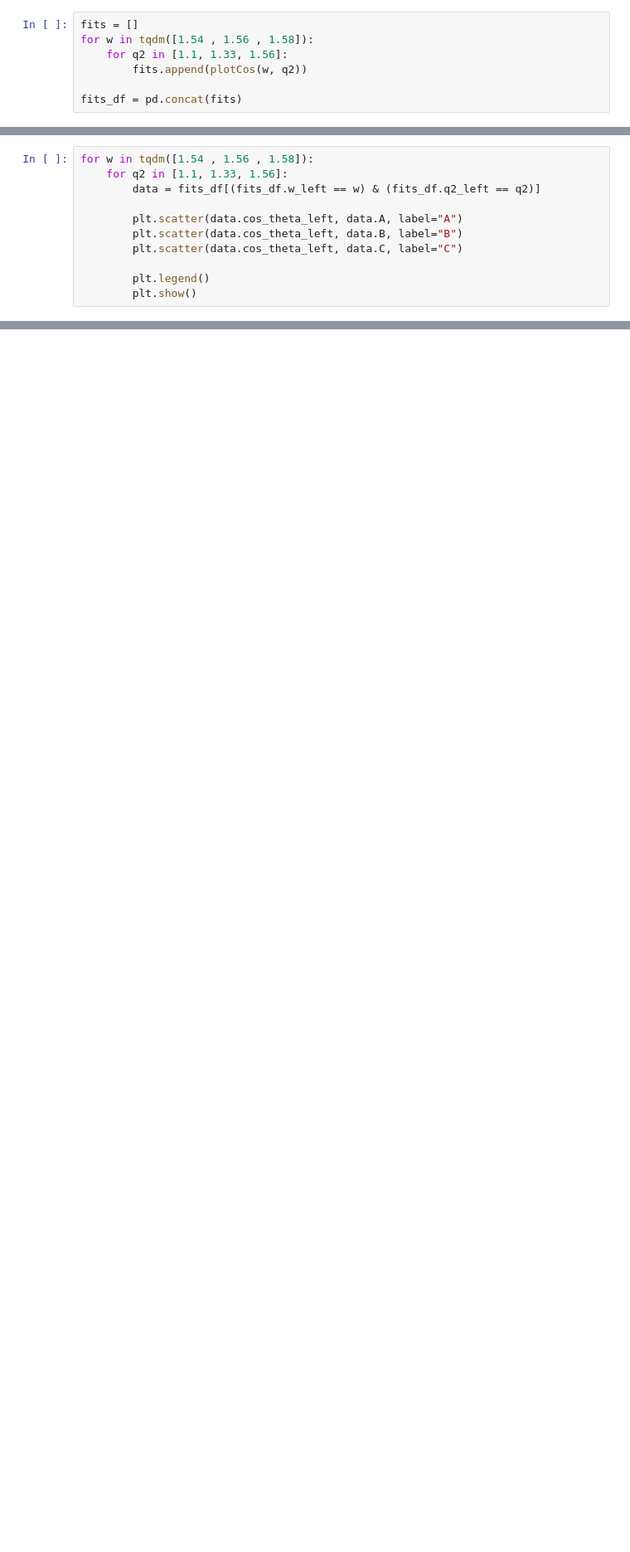
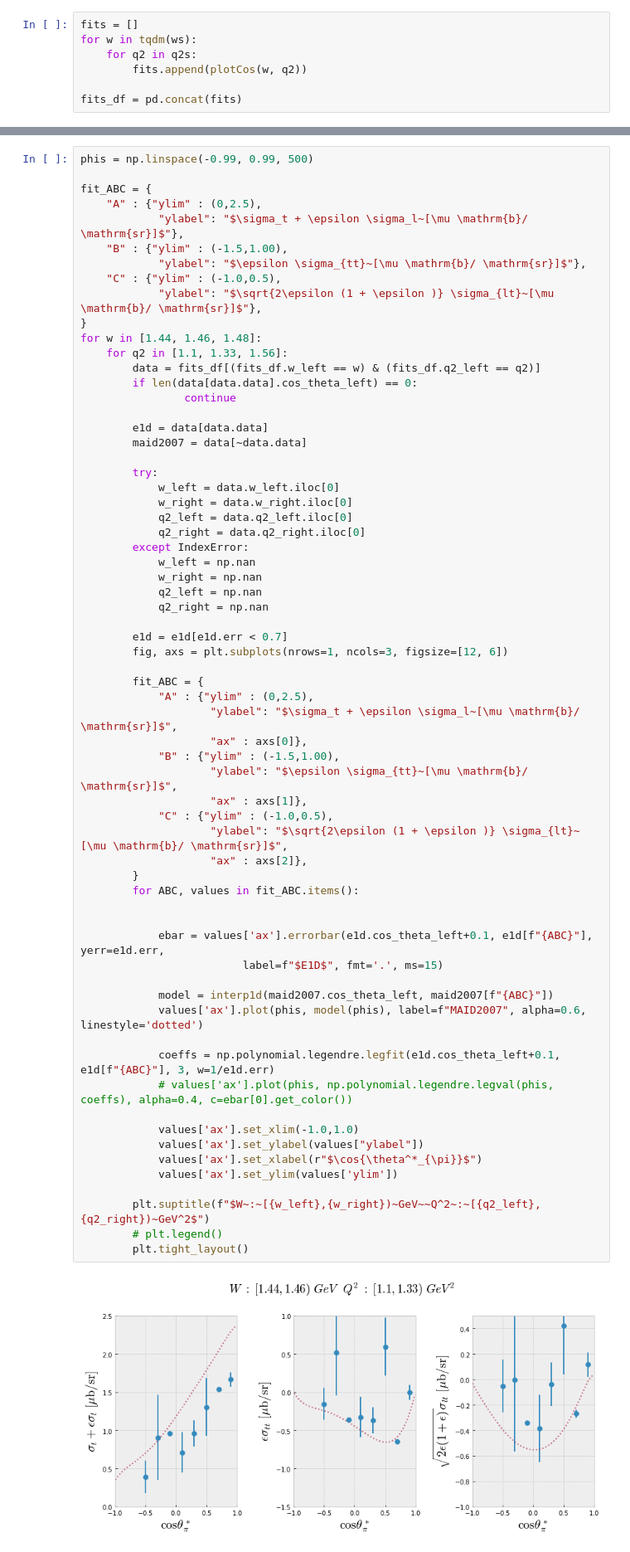
Before and after one commit to tylern4/analysisNotebooks, a Jupyter notebook: StructureFunctions/PlotStructure.ipynb, the cells around one changed output, grey strips where cells are left out. Shown at 83% size. Drawn from its saved outputs; the diff is of its cells as text; blank space fills up the shorter version.

```diff
--- a/StructureFunctions/PlotStructure.ipynb
+++ b/StructureFunctions/PlotStructure.ipynb
@@ -211,8 +202,8 @@ def plotCos(w, q2):
     return pd.DataFrame(fits)
 # %%
 fits = []
-for w in tqdm([1.54 , 1.56 , 1.58]):
-    for q2 in [1.1, 1.33, 1.56]:
+for w in tqdm(ws):
+    for q2 in q2s:
         fits.append(plotCos(w, q2))
 
 fits_df = pd.concat(fits)
@@ -242,11 +209,0 @@ fits[0]
-# %%
-for w in tqdm([1.54 , 1.56 , 1.58]):
-    for q2 in [1.1, 1.33, 1.56]:
-        data = fits_df[(fits_df.w_left == w) & (fits_df.q2_left == q2)]
-
-        plt.scatter(data.cos_theta_left, data.A, label="A")
-        plt.scatter(data.cos_theta_left, data.B, label="B")
-        plt.scatter(data.cos_theta_left, data.C, label="C")
-
-        plt.legend()
-        plt.show()
@@ -262,0 +210,67 @@ for w in tqdm([1.54 , 1.56 , 1.58]):
+# %%
+phis = np.linspace(-0.99, 0.99, 500)
+
+fit_ABC = {
+    "A" : {"ylim" : (0,2.5),
+            "ylabel": "$\sigma_t + \epsilon \sigma_l~[\mu \mathrm{b}/ \mathrm{sr}]$"},
+    "B" : {"ylim" : (-1.5,1.00),
+            "ylabel": "$\epsilon \sigma_{tt}~[\mu \mathrm{b}/ \mathrm{sr}]$"},
+    "C" : {"ylim" : (-1.0,0.5),
+            "ylabel": "$\sqrt{2\epsilon (1 + \epsilon )} \sigma_{lt}~[\mu \mathrm{b}/ \mathrm{sr}]$"},
+}
+for w in [1.44, 1.46, 1.48]:
+    for q2 in [1.1, 1.33, 1.56]:
+        data = fits_df[(fits_df.w_left == w) & (fits_df.q2_left == q2)]
+        if len(data[data.data].cos_theta_left) == 0:
+                continue
+
+        e1d = data[data.data]
+        maid2007 = data[~data.data]
+
+        try:
+            w_left = data.w_left.iloc[0]
+            w_right = data.w_right.iloc[0]
+            q2_left = data.q2_left.iloc[0]
+            q2_right = data.q2_right.iloc[0]
+        except IndexError:
+            w_left = np.nan
+            w_right = np.nan
+            q2_left = np.nan
+            q2_right = np.nan
+
+        e1d = e1d[e1d.err < 0.7]
+        fig, axs = plt.subplots(nrows=1, ncols=3, figsize=[12, 6])
+
+        fit_ABC = {
+            "A" : {"ylim" : (0,2.5),
+                    "ylabel": "$\sigma_t + \epsilon \sigma_l~[\mu \mathrm{b}/ \mathrm{sr}]$",
+                    "ax" : axs[0]},
+            "B" : {"ylim" : (-1.5,1.00),
+                    "ylabel": "$\epsilon \sigma_{tt}~[\mu \mathrm{b}/ \mathrm{sr}]$",
+                    "ax" : axs[1]},
+            "C" : {"ylim" : (-1.0,0.5),
+                    "ylabel": "$\sqrt{2\epsilon (1 + \epsilon )} \sigma_{lt}~[\mu \mathrm{b}/ \mathrm{sr}]$",
+                    "ax" : axs[2]},
+        }
+        for ABC, values in fit_ABC.items():
+
+
+            ebar = values['ax'].errorbar(e1d.cos_theta_left+0.1, e1d[f"{ABC}"], yerr=e1d.err,
+                         label=f"$E1D$", fmt='.', ms=15)
+
+            model = interp1d(maid2007.cos_theta_left, maid2007[f"{ABC}"])
+            values['ax'].plot(phis, model(phis), label=f"MAID2007", alpha=0.6, linestyle='dotted')
+
+            coeffs = np.polynomial.legendre.legfit(e1d.cos_theta_left+0.1, e1d[f"{ABC}"], 3, w=1/e1d.err)
+            # values['ax'].plot(phis, np.polynomial.legendre.legval(phis, coeffs), alpha=0.4, c=ebar[0].get_color())
+
+            values['ax'].set_xlim(-1.0,1.0)
+            values['ax'].set_ylabel(values["ylabel"])
+            values['ax'].set_xlabel(r"$\cos{\theta^*_{\pi}}$")
+            values['ax'].set_ylim(values['ylim'])
+
+        plt.suptitle(f"$W~:~[{w_left},{w_right})~GeV~~Q^2~:~[{q2_left},{q2_right})~GeV^2$")
+        # plt.legend()
+        plt.tight_layout()
+# %% [output]
+[figure, added]
```
Also changed, not shown: parts of 8 cells of this notebook, 8 other files.
